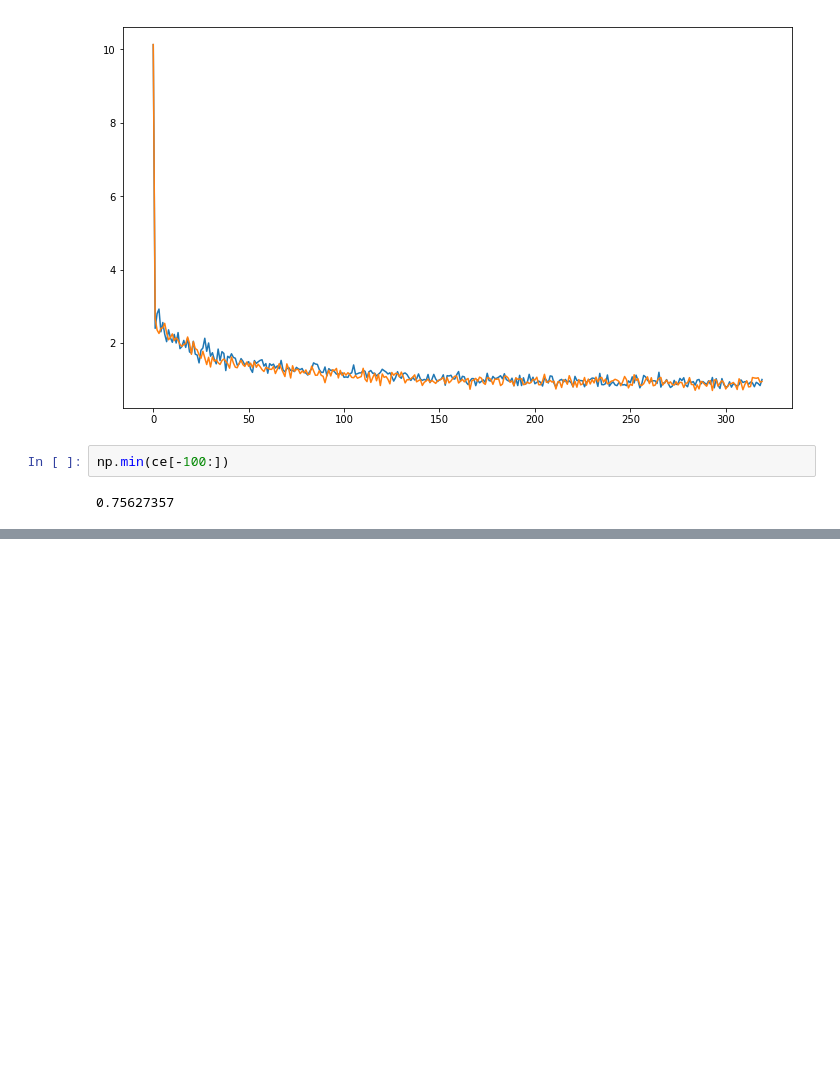
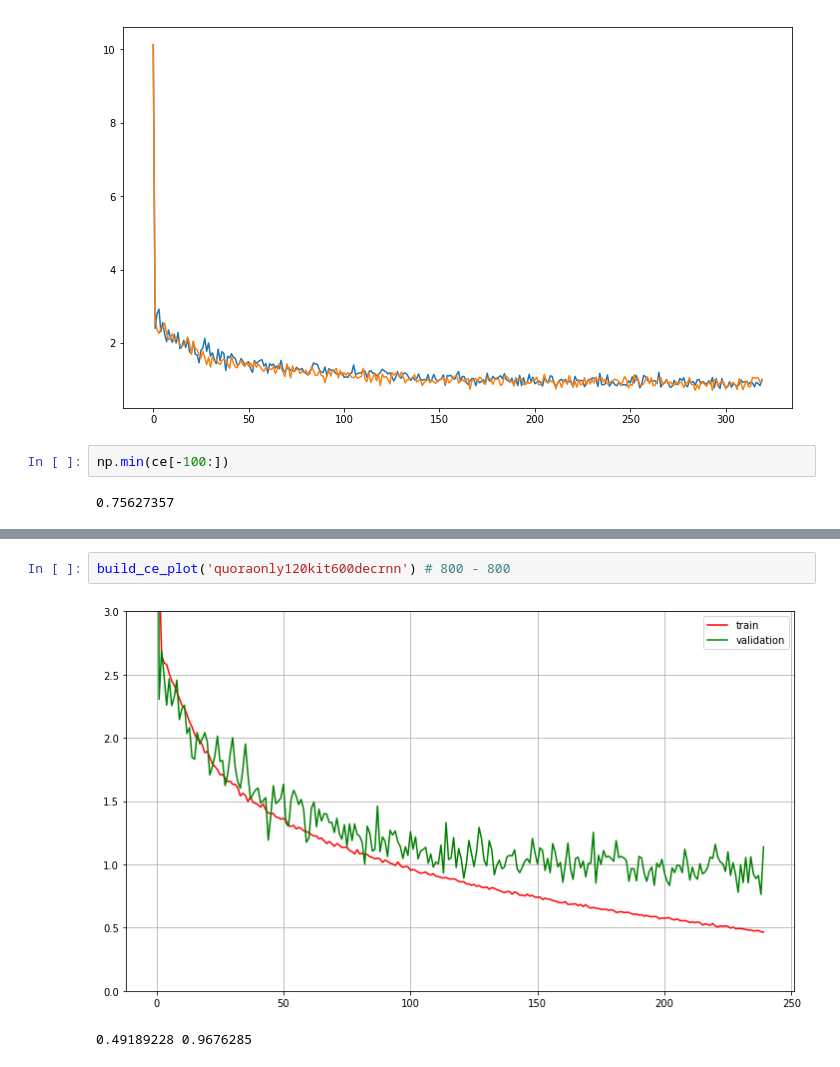
Before and after one commit to ale3otik/paraphrases-generator, a Jupyter notebook: plotter.ipynb, the cells around one changed output, grey strips where cells are left out. Cells and saved outputs as stored; diff of their text form; blank space fills up the shorter version.

```diff
--- a/plotter.ipynb
+++ b/plotter.ipynb
@@ -43,0 +79,5 @@ np.min(ce[-100:])
+# %%
+build_ce_plot('quoraonly120kit600decrnn') # 800 - 800
+# %% [output]
+[figure, added]
+0.49189228 0.9676285
```
Also changed, not shown: parts of 7 cells of this notebook, 1 other file.
